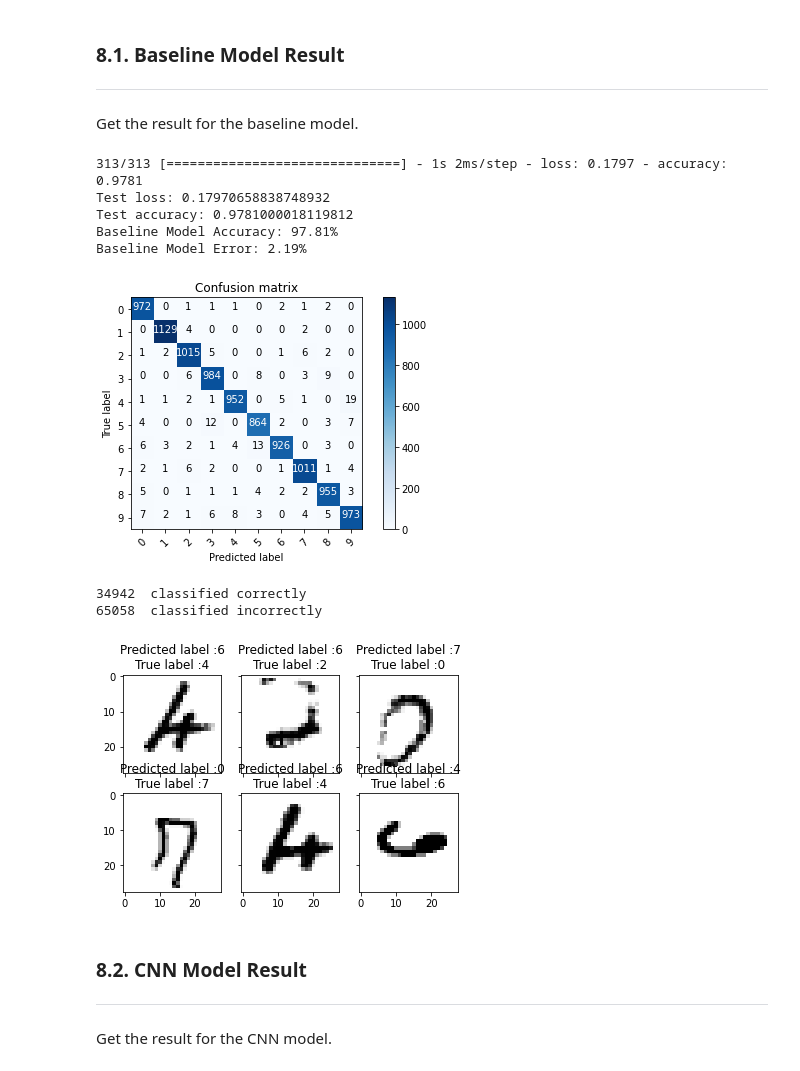
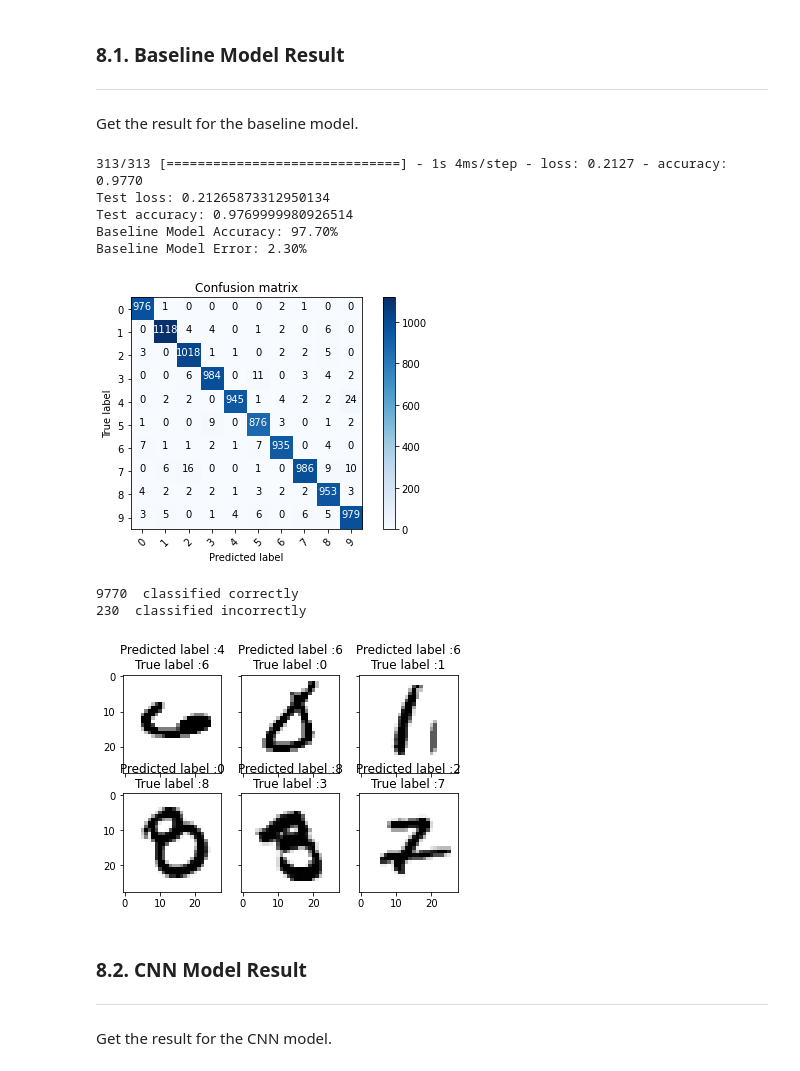
Before and after one commit to ngzhankang/Deep-Learning, a Jupyter notebook: Assignment_1.ipynb, the cells around one changed output. Drawn from its saved outputs; the diff is of its cells as text; code cells hidden in the pictures.

Commit message:
Final Edits to baseline model.

```diff
--- a/Assignment_1.ipynb
+++ b/Assignment_1.ipynb
@@ -674,11 +716 @@ Non-trainable params: 2,752
 _________________________________________________________________
-# %%
-# reshape x_train and x_test to (n_images, x_shape, y_shape, channels)
-# we are going to make chanels be 1 as we are not dealing with rgb images.
-x_train = x_train.reshape(x_train.shape[0], 28, 28, 1)
-x_test = x_test.reshape(x_test.shape[0], 28, 28, 1)
-
-# examine the shape before we feed it in
-print('New x_train shape:', x_train.shape)
-print(x_train.shape[0], 'train samples')
-print(x_test.shape[0], 'test samples')
@@ -694,9 +722,8 @@ model.compile(optimizer='adam',
 
 # we shall do some ImageDataGenerator here to augment the input data, which can help over-fitting
 train_gen = ImageDataGenerator(
-    rotation_range=8,
-    width_shift_range=0.08,
-    height_shift_range=0.08,
+    rotation_range=10,
+    # height_shift_range=0.08,
     shear_range=0.3,
     # brightness_range=[0.6, 1.4],
     zoom_range=0.08
@@ -714,9 +741,9 @@ test_generator = test_gen.flow(x_test, y_test, batch_size=BATCH_SIZE)
 history = model.fit(
     train_generator,
     steps_per_epoch=60000//BATCH_SIZE,
-    epochs=25,
+    epochs=5,
     validation_data=test_generator,
     validation_steps=10000//BATCH_SIZE,
-    callbacks=[EarlyStopping(monitor='loss', patience=2)]
+    callbacks=[EarlyStopping(monitor='loss', patience=1)]
 )
 # %% [output]
@@ -777,17 +797,17 @@ plt.tight_layout()
 Get the result for the baseline model.
 # %%
 # now we shall evaluate the model and see the accuracy
-loss, accuracy = model.evaluate(x_test,y_test)
+loss, accuracy = model.evaluate(X_test,Y_test)
 print("Test loss:", loss)
 print("Test accuracy:", accuracy)
 print("Baseline Model Accuracy: %.2f%%" % (accuracy*100))
 print("Baseline Model Error: %.2f%%" % (100-accuracy*100))
 # %% [output]
-313/313 [==============================] - 1s 2ms/step - loss: 0.1797 - accuracy: 0.9781
-Test loss: 0.17970658838748932
-Test accuracy: 0.9781000018119812
-Baseline Model Accuracy: 97.81%
-Baseline Model Error: 2.19%
+313/313 [==============================] - 1s 4ms/step - loss: 0.2127 - accuracy: 0.9770
+Test loss: 0.21265873312950134
+Test accuracy: 0.9769999980926514
+Baseline Model Accuracy: 97.70%
+Baseline Model Error: 2.30%
 # %%
 # plot our confusion matrix here to see how many labels got misplaced
 def plot_confusion_matrix(cm, classes,
@@ -819,17 +839,17 @@ def plot_confusion_matrix(cm, classes,
     plt.xlabel('Predicted label')
 
 # Predict the values from the validation dataset
-Y_pred = model.predict(x_test)
+Y_pred = model.predict(X_test)
 # Convert predictions classes to one hot vectors
 Y_pred_classes = np.argmax(Y_pred,axis = 1)
 # Convert validation observations to one hot vectors
-Y_true = np.argmax(y_test,axis = 1)
+Y_true = np.argmax(Y_test,axis = 1)
 # compute the confusion matrix
 confusion_mtx = confusion_matrix(Y_true, Y_pred_classes)
 # plot the confusion matrix
 plot_confusion_matrix(confusion_mtx, classes = range(10))
 # %% [output]
-[figure, old version]
+[figure, new version]
 # %%
 # Display some error results
 
@@ -839,11 +859,11 @@ errors = (Y_pred_classes - Y_true != 0)
 Y_pred_classes_errors = Y_pred_classes[errors]
 Y_pred_errors = Y_pred[errors]
 Y_true_errors = Y_true[errors]
-X_val_errors = x_test[errors]
+X_val_errors = X_test[errors]
 
 # see which we predicted correctly and which not
-correct_indices = np.nonzero(Y_pred == y_test)[0]
-incorrect_indices = np.nonzero(Y_pred != y_test)[0]
+correct_indices = np.nonzero(Y_pred_classes == y_test)[0]
+incorrect_indices = np.nonzero(Y_pred_classes != y_test)[0]
 print()
 print(len(correct_indices)," classified correctly")
 print(len(incorrect_indices)," classified incorrectly")
@@ -852,36 +872,36 @@ def display_errors(errors_index,img_errors,pred_errors, obs_errors):
     """ This function shows 6 images with their predicted and real labels"""
     n = 0
     nrows = 2
     ncols = 3
     fig, ax = plt.subplots(nrows,ncols,sharex=True,sharey=True)
     for row in range(nrows):
         for col in range(ncols):
             error = errors_index[n]
             ax[row,col].imshow((img_errors[error]).reshape((28,28)), cmap=plt.cm.binary)
             ax[row,col].set_title("Predicted label :{}\nTrue label :{}".format(pred_errors[error],obs_errors[error]))
             n += 1
 
 # Probabilities of the wrong predicted numbers
 Y_pred_errors_prob = np.max(Y_pred_errors,axis = 1)
 
 # Predicted probabilities of the true values in the error set
 true_prob_errors = np.diagonal(np.take(Y_pred_errors, Y_true_errors, axis=1))
 
 # Difference between the probability of the predicted label and the true label
 delta_pred_true_errors = Y_pred_errors_prob - true_prob_errors
 
 # Sorted list of the delta prob errors
 sorted_dela_errors = np.argsort(delta_pred_true_errors)
 
 # Top 6 errors
 most_important_errors = sorted_dela_errors[-6:]
 
 # Show the top 6 errors
 display_errors(most_important_errors, X_val_errors, Y_pred_classes_errors, Y_true_errors)
 # %% [output]
-34942  classified correctly
-65058  classified incorrectly
+9770  classified correctly
+230  classified incorrectly
-[figure, old version]
+[figure, new version]
 # %% [markdown]
 ### 8.2. CNN Model Result
 
```
Also changed, not shown: parts of 31 cells of this notebook.
